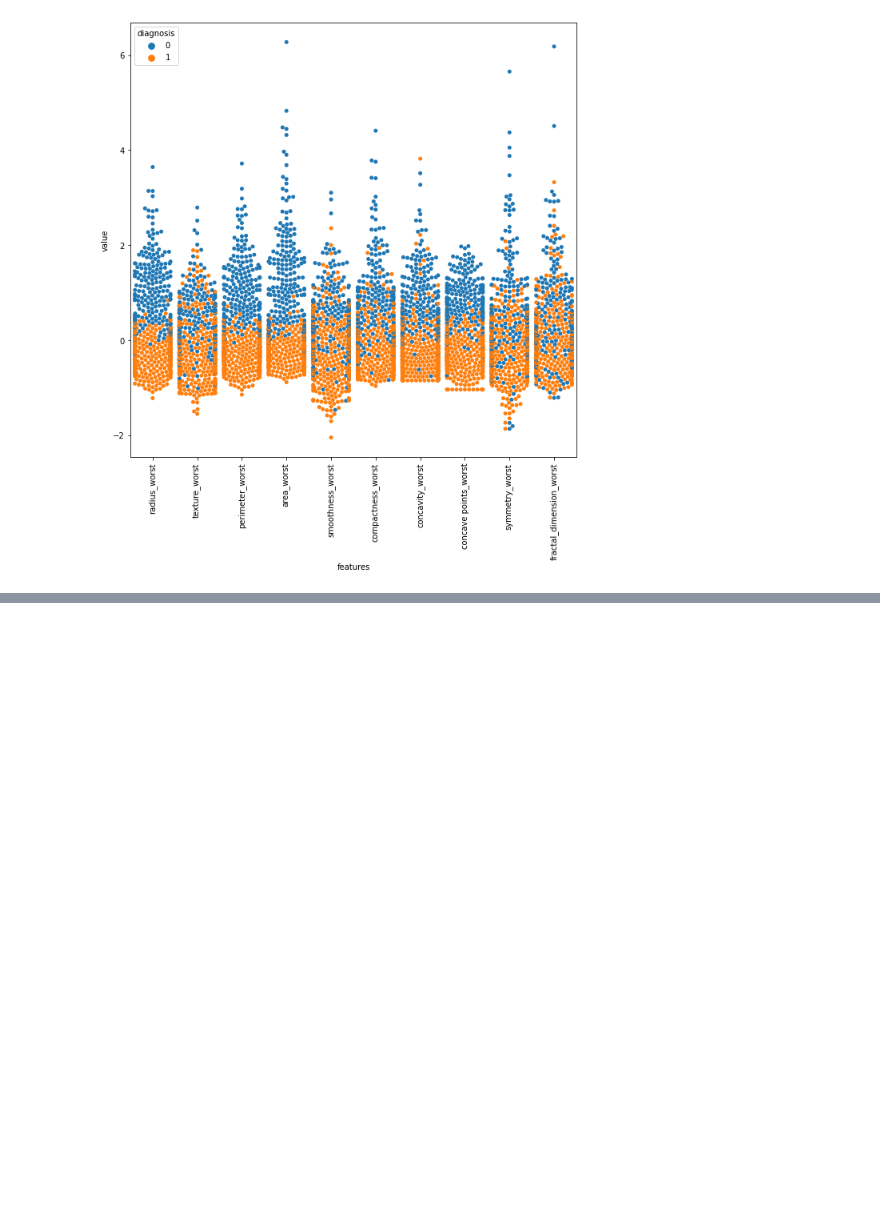
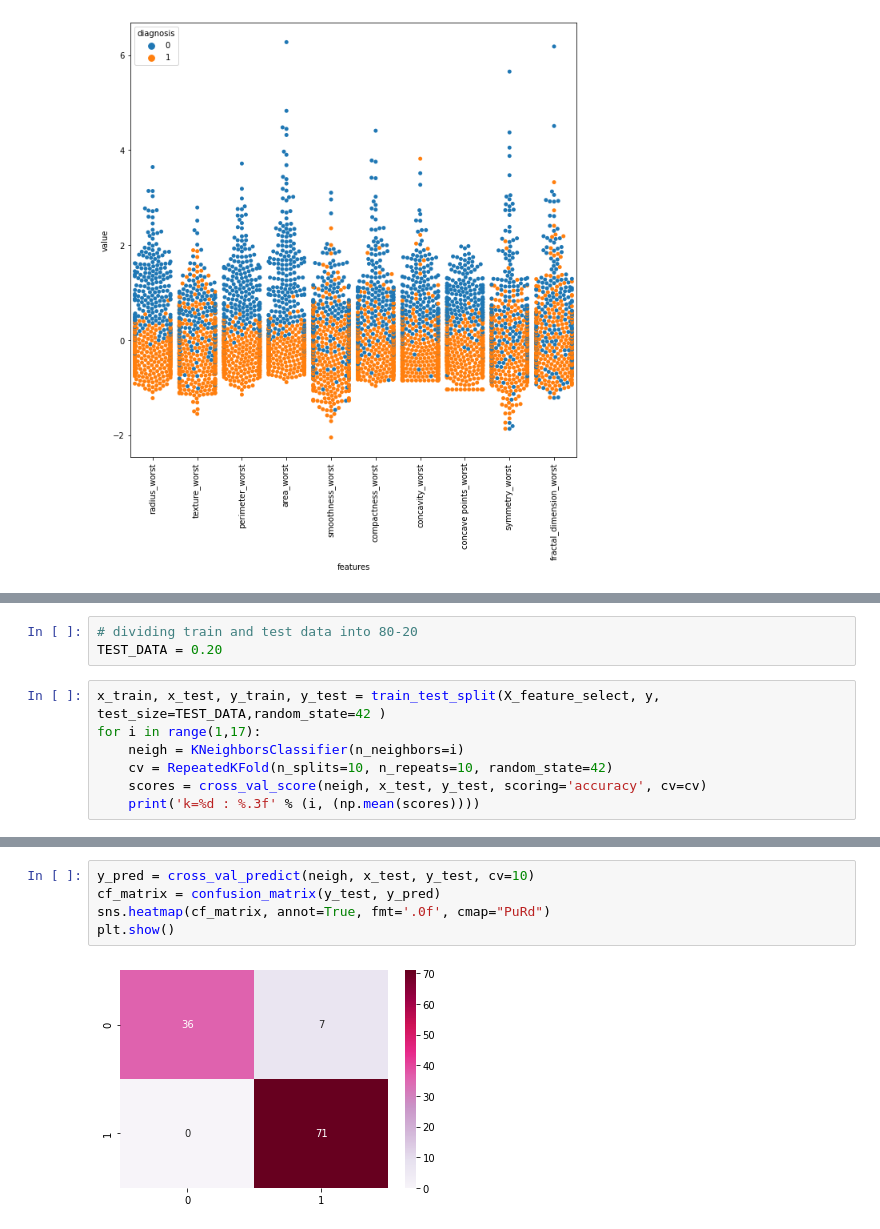
Before and after one commit to amhsirak/breast-cancer-detection, a Jupyter notebook: BreastCancer.ipynb, the cells around one changed output, grey strips where cells are left out. Drawn from its saved outputs; the diff is of its cells as text; blank space fills up the shorter version.

```diff
--- a/BreastCancer.ipynb
+++ b/BreastCancer.ipynb
@@ -339,0 +401,10 @@ plt.xticks(rotation=90)
+# %%
+# dividing train and test data into 80-20
+TEST_DATA = 0.20
+# %%
+x_train, x_test, y_train, y_test = train_test_split(X_feature_select, y, test_size=TEST_DATA,random_state=42 )
+for i in range(1,17):
+    neigh = KNeighborsClassifier(n_neighbors=i)
+    cv = RepeatedKFold(n_splits=10, n_repeats=10, random_state=42)
+    scores = cross_val_score(neigh, x_test, y_test, scoring='accuracy', cv=cv)
+    print('k=%d : %.3f' % (i, (np.mean(scores))))
@@ -339,0 +428,7 @@ plt.xticks(rotation=90)
+# %%
+y_pred = cross_val_predict(neigh, x_test, y_test, cv=10)
+cf_matrix = confusion_matrix(y_test, y_pred)
+sns.heatmap(cf_matrix, annot=True, fmt='.0f', cmap="PuRd")
+plt.show()
+# %% [output]
+[figure, added]
```
Also changed, not shown: parts of 27 cells of this notebook.
